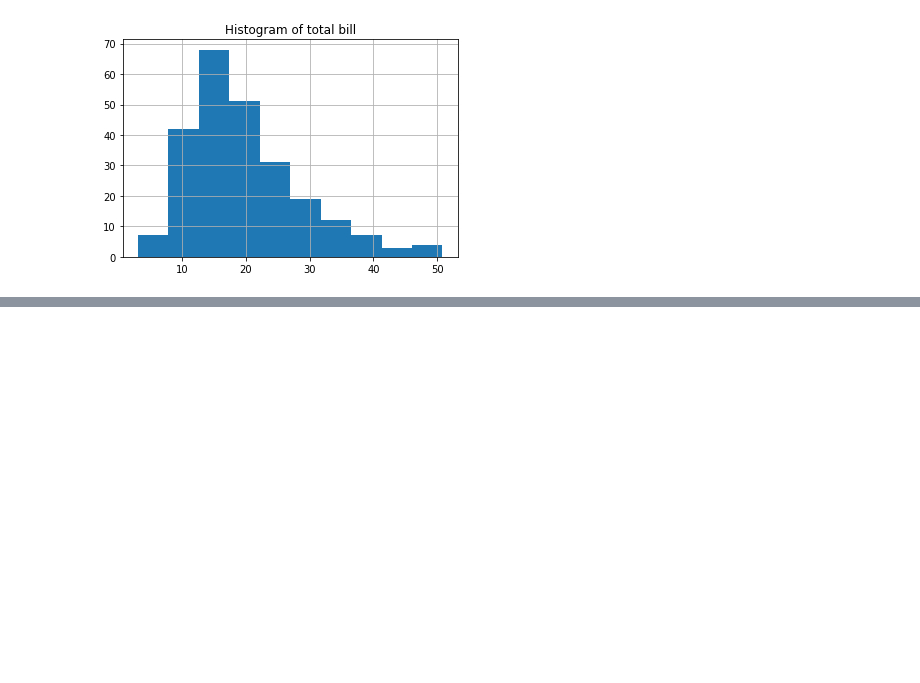
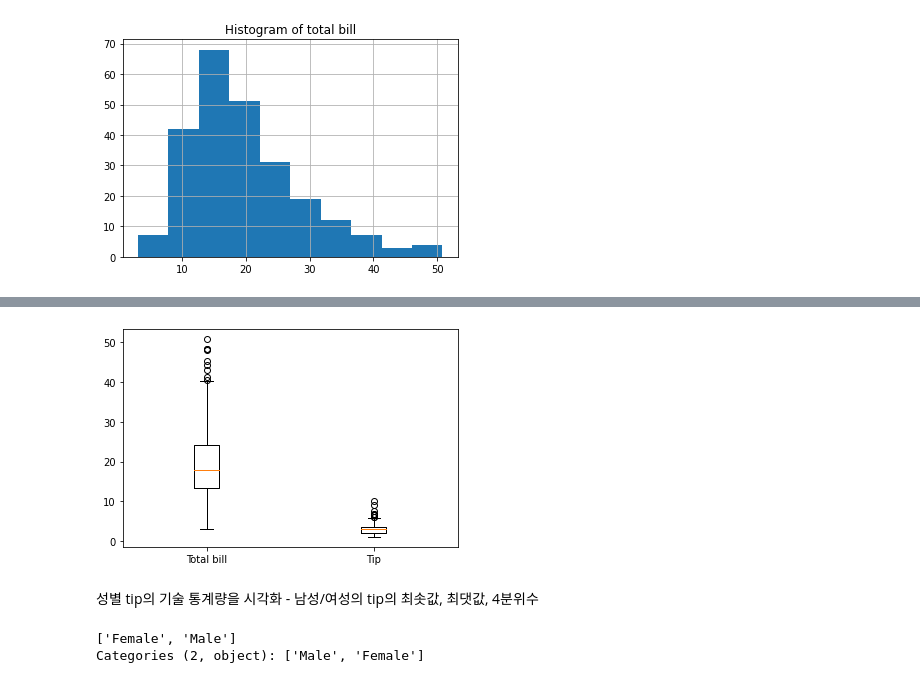
Before and after one commit to sejinseo/Itwill_Python, a Jupyter notebook: py21_matplotlib.ipynb, the cells around one changed output, grey strips where cells are left out. Drawn from its saved outputs; the diff is of its cells as text; code cells hidden in the pictures; blank space fills up the shorter version.

```diff
--- a/py21_matplotlib.ipynb
+++ b/py21_matplotlib.ipynb
@@ -166,0 +208,13 @@ plt.show()
+# %%
+# total_bill, tip의 box plot
+plt.boxplot(x=[tips['total_bill'], tips['tip']], labels=['Total bill', 'Tip'])
+plt.show()
+# %% [output]
+[figure, added]
+# %% [markdown]
+성별 tip의 기술 통계량을 시각화 - 남성/여성의 tip의 최솟값, 최댓값, 4분위수
+# %%
+tips['sex'].unique()
+# %% [output]
+['Female', 'Male']
+Categories (2, object): ['Male', 'Female']
```
Also changed, not shown: parts of 9 cells of this notebook.
